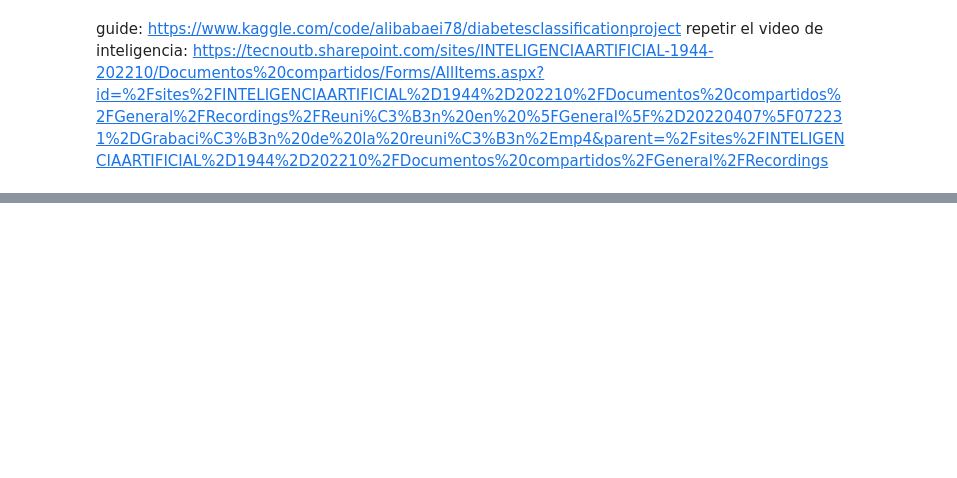
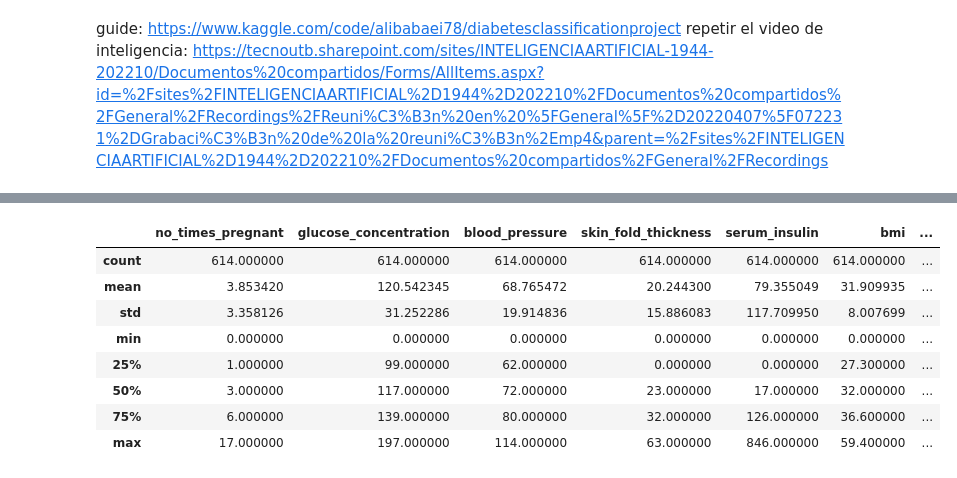
Before and after one commit to andersonmorillo/Diabetes-parcial-2, a Jupyter notebook: Parcial 2 diabetes ML models.ipynb, the cells around one changed output, grey strips where cells are left out. Cells and saved outputs as stored; diff of their text form; code cells hidden in the pictures; blank space fills up the shorter version.

```diff
--- a/Parcial 2 diabetes ML models.ipynb
+++ b/Parcial 2 diabetes ML models.ipynb
@@ -86,0 +93,13 @@ data.head(10)
+# %%
+
+data.describe()
+# %% [output]
+|  | no_times_pregnant | glucose_concentration | blood_pressure | skin_fold_thickness | serum_insulin | bmi | ... |
+| count | 614.000000 | 614.000000 | 614.000000 | 614.000000 | 614.000000 | 614.000000 | ... |
+| mean | 3.853420 | 120.542345 | 68.765472 | 20.244300 | 79.355049 | 31.909935 | ... |
+| std | 3.358126 | 31.252286 | 19.914836 | 15.886083 | 117.709950 | 8.007699 | ... |
+| min | 0.000000 | 0.000000 | 0.000000 | 0.000000 | 0.000000 | 0.000000 | ... |
+| 25% | 1.000000 | 99.000000 | 62.000000 | 0.000000 | 0.000000 | 27.300000 | ... |
+| 50% | 3.000000 | 117.000000 | 72.000000 | 23.000000 | 17.000000 | 32.000000 | ... |
+| 75% | 6.000000 | 139.000000 | 80.000000 | 32.000000 | 126.000000 | 36.600000 | ... |
+| max | 17.000000 | 197.000000 | 114.000000 | 63.000000 | 846.000000 | 59.400000 | ... |
```
Also changed, not shown: parts of 16 cells of this notebook.
